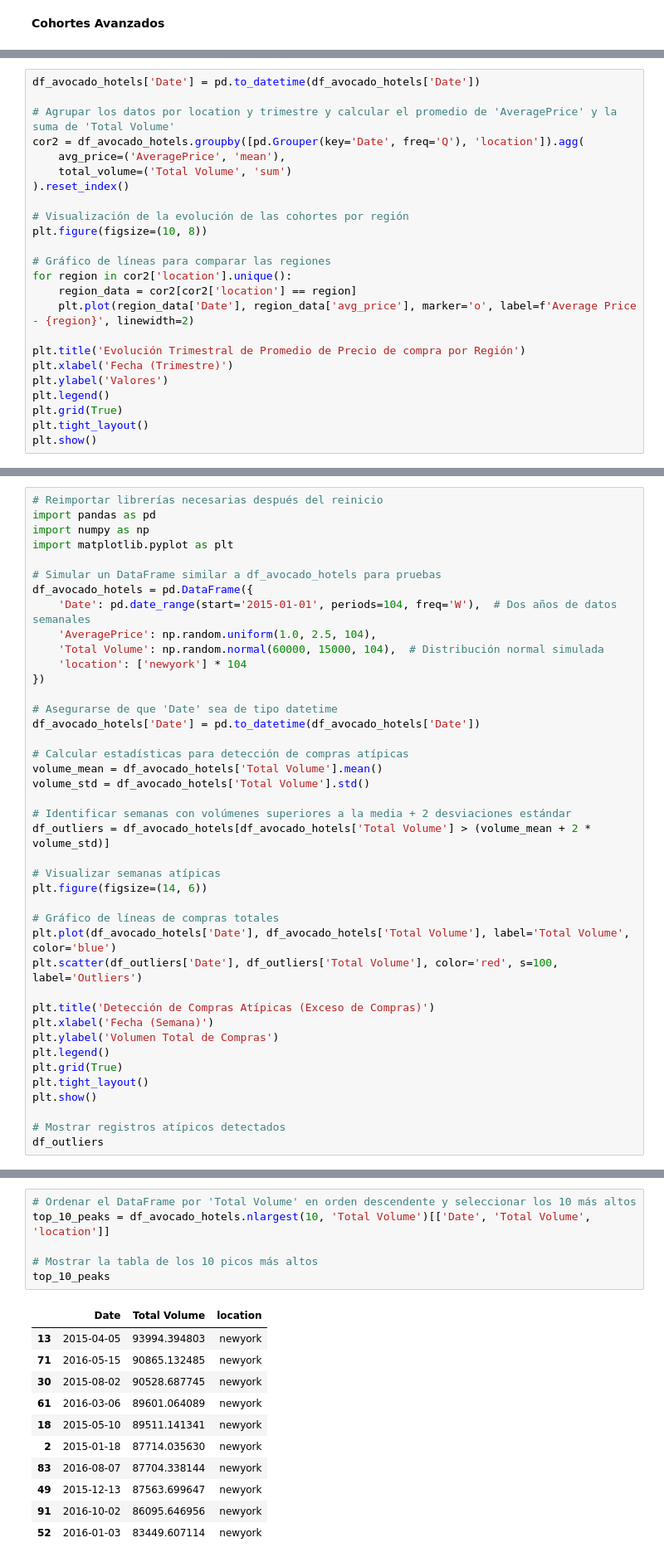
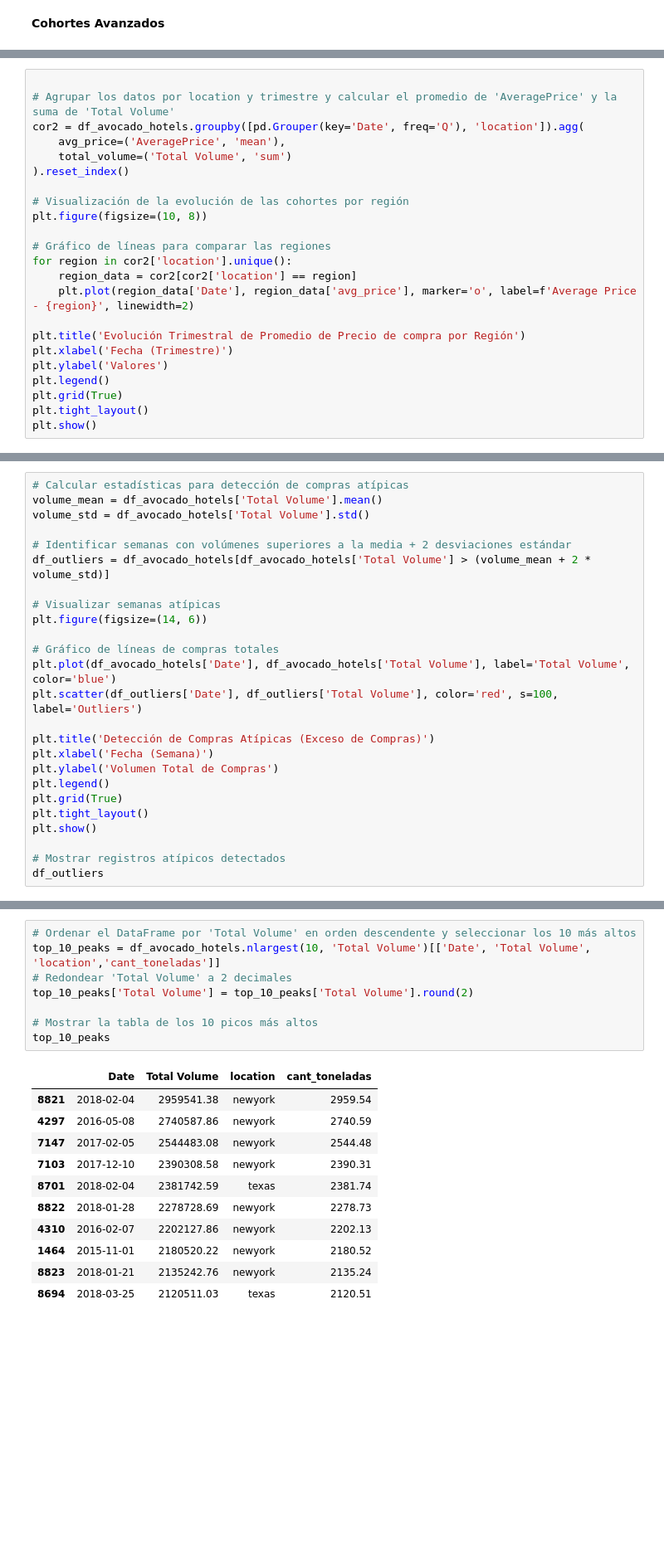
Before and after one commit to Julix4/AvoEconomics, a Jupyter notebook: cohortes-avanzados.ipynb, the cells around one changed output, grey strips where cells are left out. Shown: that part at 83% size. Cells and saved outputs as stored; diff of their text form; blank space fills up the shorter version.

```diff
--- a/cohortes-avanzados.ipynb
+++ b/cohortes-avanzados.ipynb
@@ -52,5 +55,4 @@ df_avocado_hotels
 # %%
-df_avocado_hotels['Date'] = pd.to_datetime(df_avocado_hotels['Date'])
 
 # Agrupar los datos por location y trimestre y calcular el promedio de 'AveragePrice' y la suma de 'Total Volume'
 cor2 = df_avocado_hotels.groupby([pd.Grouper(key='Date', freq='Q'), 'location']).agg(
@@ -81,22 +107,6 @@ plt.show()
 - Eventos Especiales: Identificar picos de compras asociados con eventos conocidos o temporadas de promociones de hoteles.
 - Cohorte de Variabilidad de Precios: Analizar semanas con cambios bruscos en precios para correlacionarlos con posibles excesos de compra.
 # %%
-# Reimportar librerías necesarias después del reinicio
-import pandas as pd
-import numpy as np
-import matplotlib.pyplot as plt
-
-# Simular un DataFrame similar a df_avocado_hotels para pruebas
-df_avocado_hotels = pd.DataFrame({
-    'Date': pd.date_range(start='2015-01-01', periods=104, freq='W'),  # Dos años de datos semanales
-    'AveragePrice': np.random.uniform(1.0, 2.5, 104),
-    'Total Volume': np.random.normal(60000, 15000, 104),  # Distribución normal simulada
-    'location': ['newyork'] * 104
-})
-
-# Asegurarse de que 'Date' sea de tipo datetime
-df_avocado_hotels['Date'] = pd.to_datetime(df_avocado_hotels['Date'])
-
 # Calcular estadísticas para detección de compras atípicas
 volume_mean = df_avocado_hotels['Total Volume'].mean()
 volume_std = df_avocado_hotels['Total Volume'].std()
@@ -128,21 +149,23 @@ df_outliers
 # %%
 # Ordenar el DataFrame por 'Total Volume' en orden descendente y seleccionar los 10 más altos
-top_10_peaks = df_avocado_hotels.nlargest(10, 'Total Volume')[['Date', 'Total Volume', 'location']]
+top_10_peaks = df_avocado_hotels.nlargest(10, 'Total Volume')[['Date', 'Total Volume', 'location','cant_toneladas']]
+# Redondear 'Total Volume' a 2 decimales
+top_10_peaks['Total Volume'] = top_10_peaks['Total Volume'].round(2)
 
 # Mostrar la tabla de los 10 picos más altos
 top_10_peaks
 # %% [output]
-|  | Date | Total Volume | location |
-| 13 | 2015-04-05 | 93994.394803 | newyork |
-| 71 | 2016-05-15 | 90865.132485 | newyork |
-| 30 | 2015-08-02 | 90528.687745 | newyork |
-| 61 | 2016-03-06 | 89601.064089 | newyork |
-| 18 | 2015-05-10 | 89511.141341 | newyork |
-| 2 | 2015-01-18 | 87714.035630 | newyork |
-| 83 | 2016-08-07 | 87704.338144 | newyork |
-| 49 | 2015-12-13 | 87563.699647 | newyork |
-| 91 | 2016-10-02 | 86095.646956 | newyork |
-| 52 | 2016-01-03 | 83449.607114 | newyork |
+|  | Date | Total Volume | location | cant_toneladas |
+| 8821 | 2018-02-04 | 2959541.38 | newyork | 2959.54 |
+| 4297 | 2016-05-08 | 2740587.86 | newyork | 2740.59 |
+| 7147 | 2017-02-05 | 2544483.08 | newyork | 2544.48 |
+| 7103 | 2017-12-10 | 2390308.58 | newyork | 2390.31 |
+| 8701 | 2018-02-04 | 2381742.59 | texas | 2381.74 |
+| 8822 | 2018-01-28 | 2278728.69 | newyork | 2278.73 |
+| 4310 | 2016-02-07 | 2202127.86 | newyork | 2202.13 |
+| 1464 | 2015-11-01 | 2180520.22 | newyork | 2180.52 |
+| 8823 | 2018-01-21 | 2135242.76 | newyork | 2135.24 |
+| 8694 | 2018-03-25 | 2120511.03 | texas | 2120.51 |
 # %% [markdown]
 **3. Tipos de Aguacates (Orgánico vs. Convencional):**
 - Segmentación por Tipo de Aguacate: Crear cohortes de compras separadas por type (orgánico vs. convencional) y analizar diferencias en precios y volúmenes por temporada.
```
Also changed, not shown: parts of 6 cells of this notebook, 2 other files.
